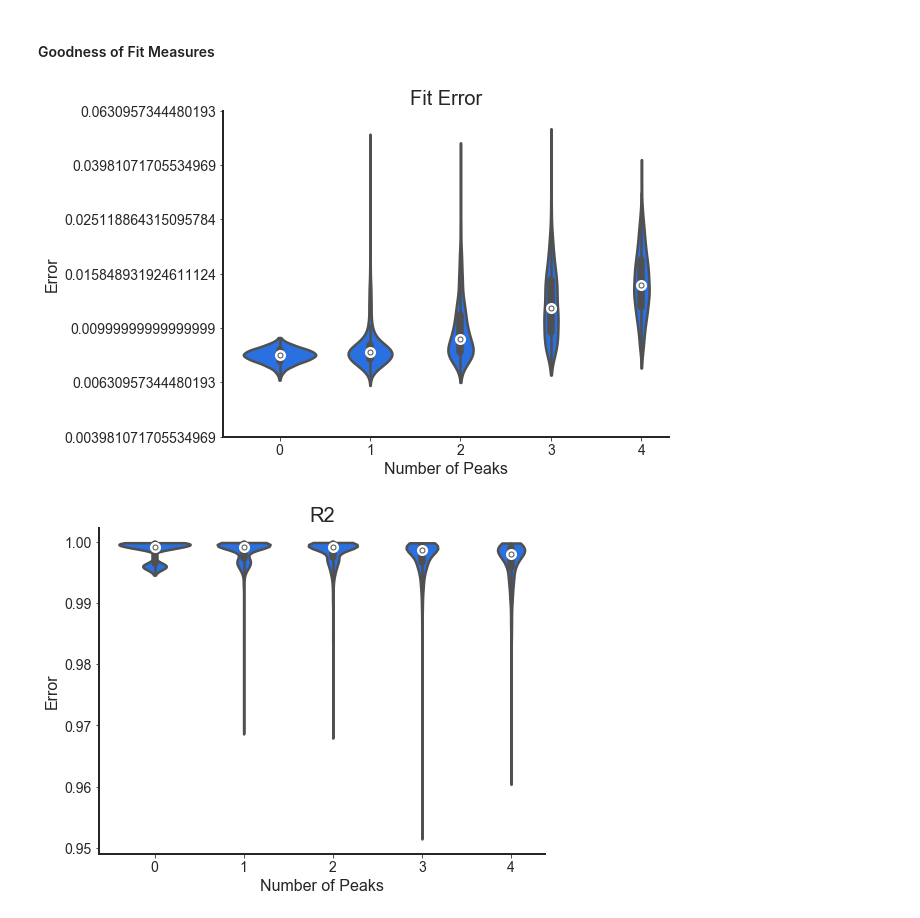
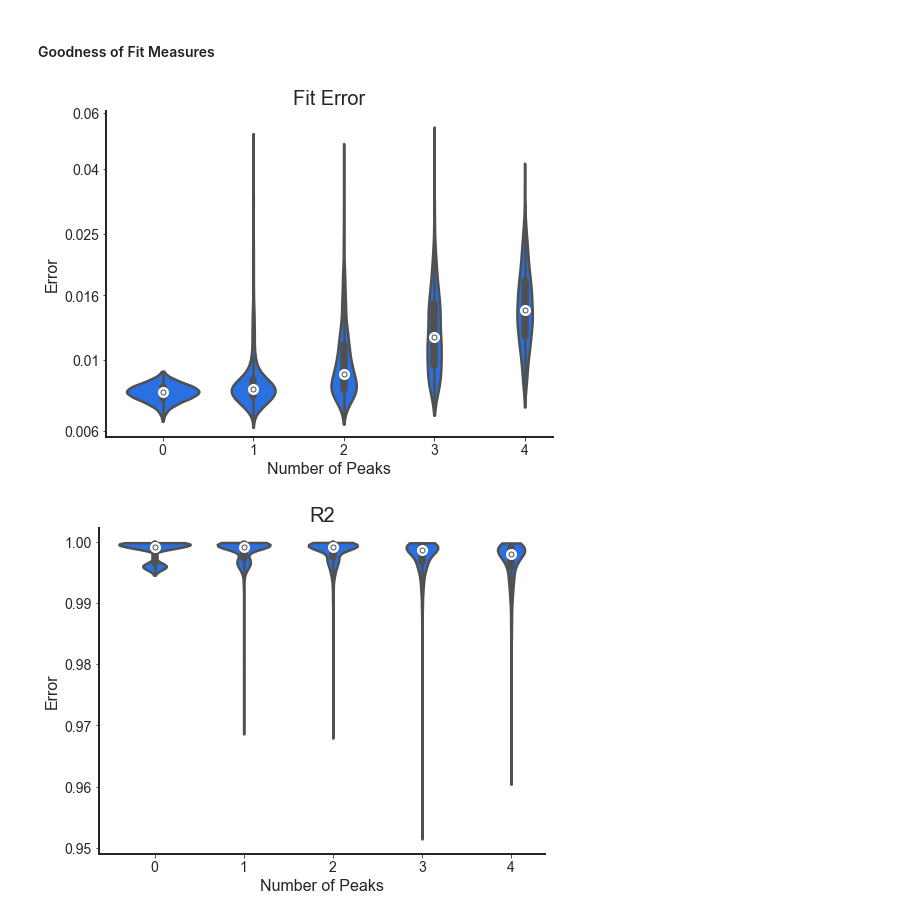
Before and after one commit to TomDonoghue/SIMparam, a Jupyter notebook: notebooks/02-MultiPeakSims.ipynb, the cells around one changed output. Cells and saved outputs as stored; diff of their text form; code cells hidden in the pictures.

```diff
--- a/notebooks/02-MultiPeakSims.ipynb
+++ b/notebooks/02-MultiPeakSims.ipynb
@@ -39,13 +39,13 @@ sns.set_style('white')
 FOLDER = '02_multi-peak/'
 # %%
 # Data & Model Setting
-GEN_SIMS = True
-SAVE_SIMS = True
-FIT_MODELS = True
-SAVE_MODELS = True
+GEN_SIMS = False
+SAVE_SIMS = False
+FIT_MODELS = False
+SAVE_MODELS = False
 # %%
 # Run Settings
-SAVE_FIG = True
+SAVE_FIG = False
 PLT_LOG = True
 # %%
 # Check the conditions to simulate across: number of peaks
@@ -203,11 +225,11 @@ plot_errors_violin(exp_errors, 'Exponent', x_axis='n_peaks', plt_log=PLT_LOG, yl
 #### Goodness of Fit Measures
 # %%
 # Multi-peak fitting: plot error levels across number of peaks
-plot_errors_violin(err_fits, 'Fit Error', x_axis='n_peaks', plt_log=PLT_LOG,
-                   #ylim=np.log10([0.0055, 0.055]),
+plot_errors_violin(err_fits, 'Fit Error', x_axis='n_peaks', plt_log=True,
+                   ylim=np.log10([0.00575, 0.061]), yticks=[0.006, 0.010, 0.016, 0.025, 0.04, 0.06],
                    save_fig=SAVE_FIG, save_name=pjoin(FOLDER, 'model_error'))
 # %% [output]
-[figure, old version]
+[figure, new version]
 # %%
 # Multi-peak fitting: plot R^2 levels across number of peaks
 plot_errors_violin(r2_fits, 'R2', x_axis='n_peaks', plt_log=False,
```
Also changed, not shown: parts of 4 cells of this notebook, 8 other files.
